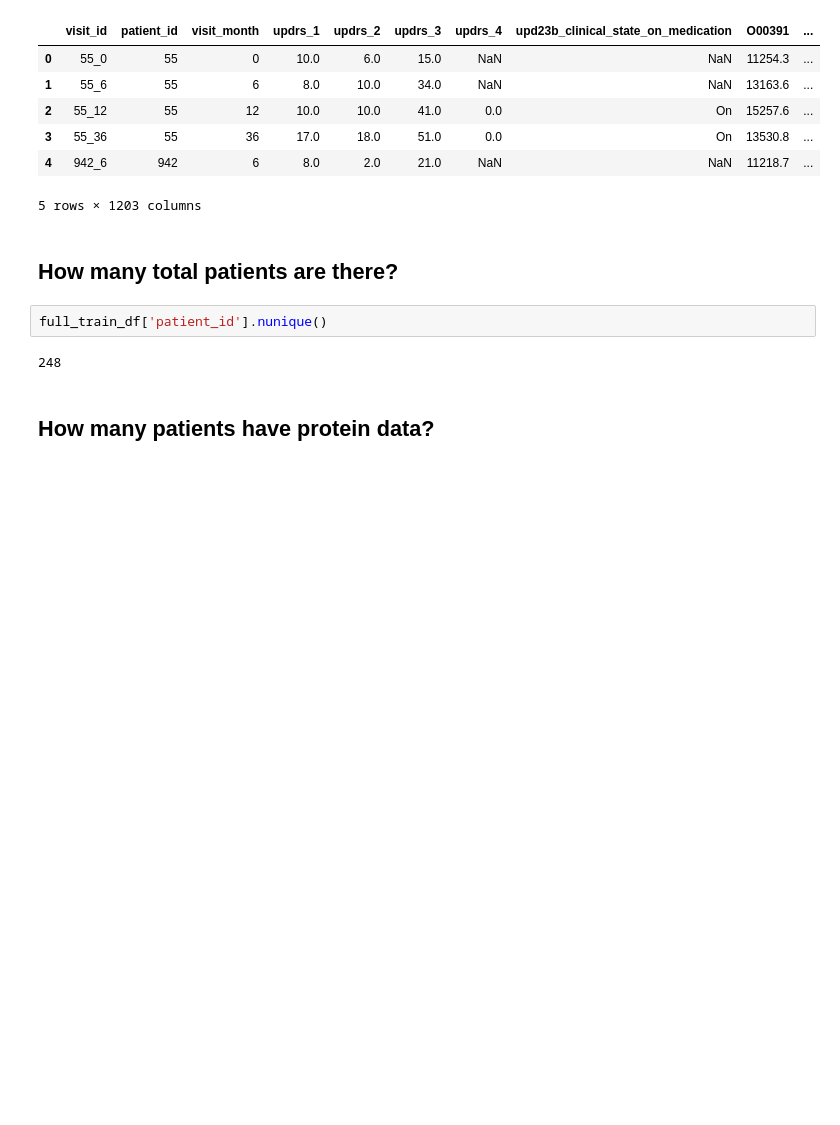
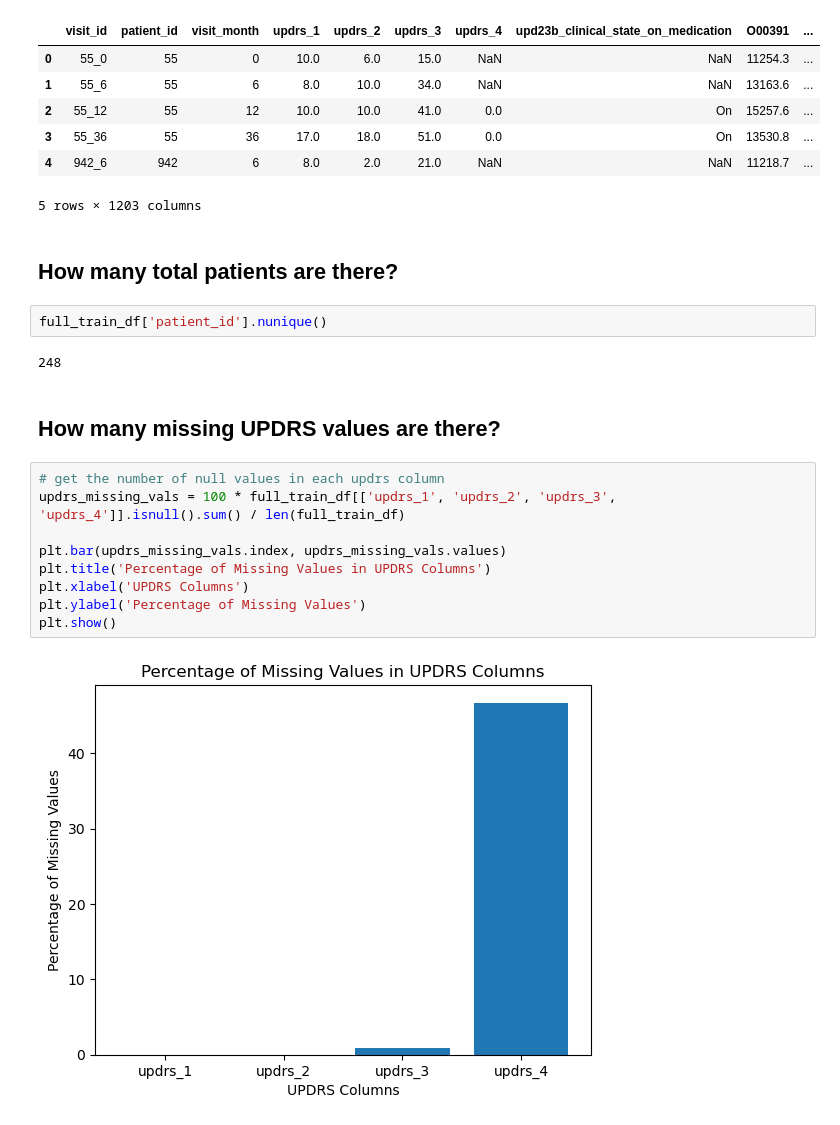
Before and after one commit to dagartga/Boosted-Models-for-Parkinsons-Prediction, a Jupyter notebook: parkinsons_1/notebooks/Raw_Data_EDA.ipynb, the cells around one changed output. Saved outputs shown, nothing was run; the diff lists cells and outputs as text; blank space fills up the shorter version.

```diff
--- a/parkinsons_1/notebooks/Raw_Data_EDA.ipynb
+++ b/parkinsons_1/notebooks/Raw_Data_EDA.ipynb
@@ -89,4 +89,15 @@ full_train_df['patient_id'].nunique()
 # %% [output]
 248
 # %% [markdown]
-## How many patients have protein data?
+## How many missing UPDRS values are there?
+# %%
+# get the number of null values in each updrs column
+updrs_missing_vals = 100 * full_train_df[['updrs_1', 'updrs_2', 'updrs_3', 'updrs_4']].isnull().sum() / len(full_train_df)
+
+plt.bar(updrs_missing_vals.index, updrs_missing_vals.values)
+plt.title('Percentage of Missing Values in UPDRS Columns')
+plt.xlabel('UPDRS Columns')
+plt.ylabel('Percentage of Missing Values')
+plt.show()
+# %% [output]
+[figure, added]
```
Also changed, not shown: parts of 11 cells of this notebook.
